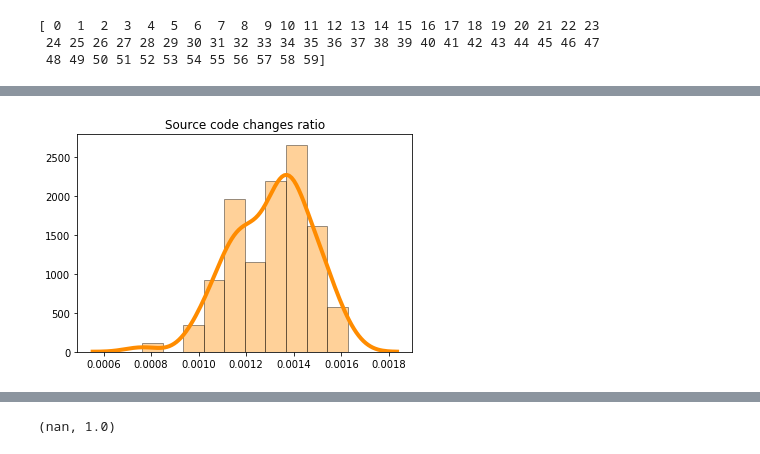
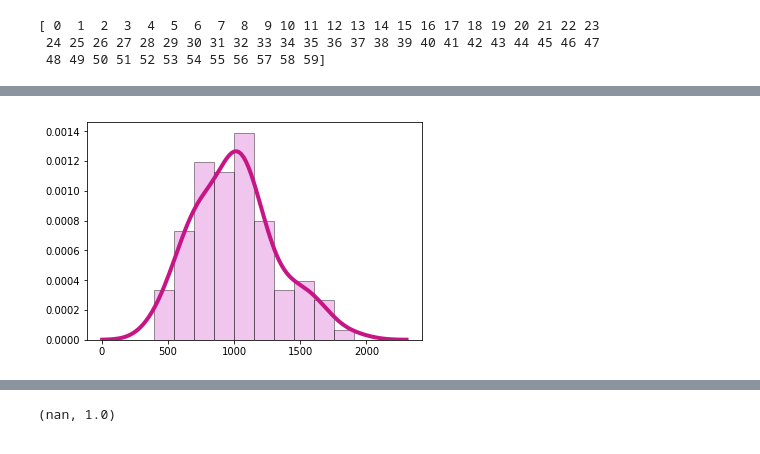
Before and after one commit to cmput402-w19/project-saragholami, a Jupyter notebook: Thresholding.ipynb, the cells around one changed output, grey strips where cells are left out. Drawn from its saved outputs; the diff is of its cells as text; code cells hidden in the pictures.

```diff
--- a/Thresholding.ipynb
+++ b/Thresholding.ipynb
@@ -220,0 +172,3 @@ np.argmax(mean_threshold)
+# %%
+selected = np.argmax(mean_threshold)
+print(selected)
@@ -221,8 +231,8 @@ np.argmax(mean_threshold)
 # %%
-sns.distplot(src_sloc[:, 28], hist=True, kde=True,
-                 bins=10, color='darkorange',
+sns.distplot(date[:, selected], hist=True, kde=True,
+                 bins=10, color='orchid',
                  hist_kws={'edgecolor': 'black'},
-                 kde_kws={'linewidth': 4}).set_title('Source code changes ratio')
-plt.savefig('./figs2/src_sloc_ratio.png', dpi=1000)
+                 kde_kws={'linewidth': 4, 'color': 'mediumvioletred'})
+plt.savefig('./figs/date.eps', format='eps')
 # %% [output]
-[figure, old version]
+[figure, new version]
```
Also changed, not shown: parts of 29 cells of this notebook, 23 other files.
